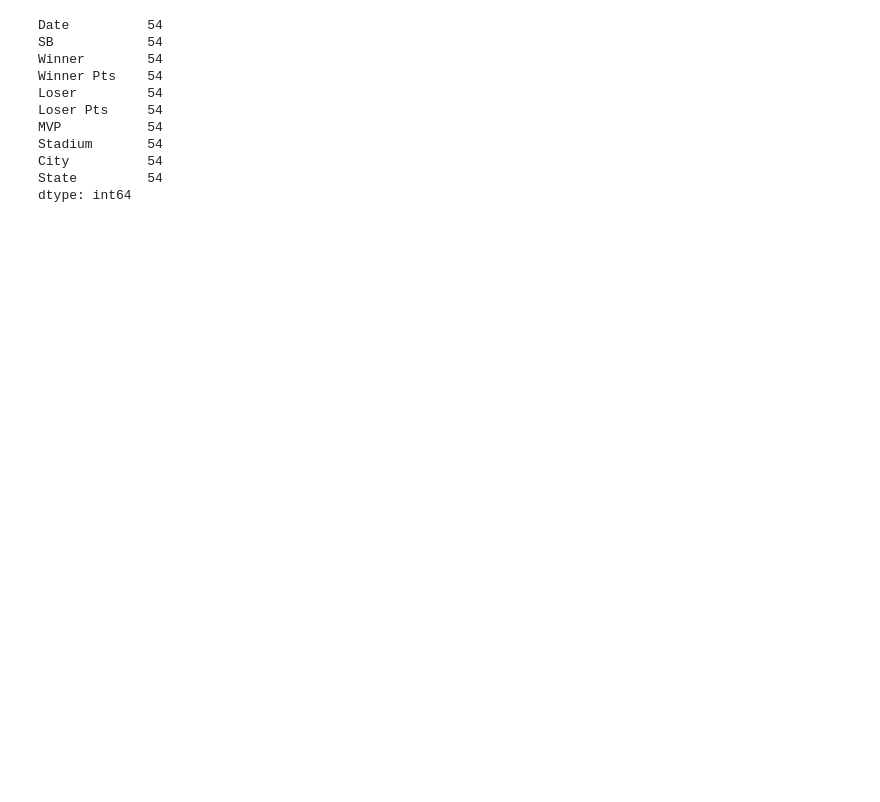
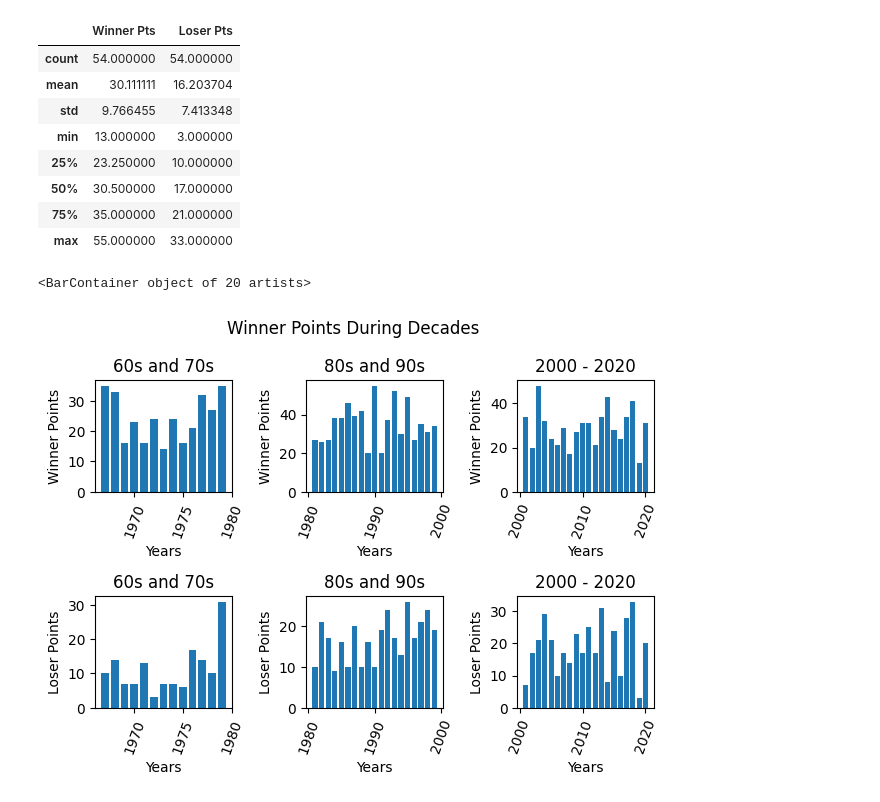
Before and after one commit to WBlackstorm/superbowl-science, a Jupyter notebook: superbowl.ipynb, the cells around one changed output. Drawn from its saved outputs; the diff is of its cells as text; code cells hidden in the pictures; blank space fills up the shorter version.

Commit message:
Create study about points in superbowl matches

```diff
--- a/superbowl.ipynb
+++ b/superbowl.ipynb
@@ -14,16 +17,50 @@ df.
 | 3 | Feb 5 2017 | LI (51) | New England Patriots | 34 | Atlanta Falcons | 28 | Tom Brady | NRG Stadium | Houston | Texas |
 | 4 | Feb 7 2016 | 50 | Denver Broncos | 24 | Carolina Panthers | 10 | Von Miller | Levi's Stadium | Santa Clara | California |
 # %%
-df
+# Notice that mean between points number of winner is almost double of points number of loser
+df.describe()
 # %% [output]
-Date          54
-SB            54
-Winner        54
-Winner Pts    54
-Loser         54
-Loser Pts     54
-MVP           54
-Stadium       54
-City          54
-State         54
-dtype: int64
+|  | Winner Pts | Loser Pts |
+| count | 54.000000 | 54.000000 |
+| mean | 30.111111 | 16.203704 |
+| std | 9.766455 | 7.413348 |
+| min | 13.000000 | 3.000000 |
+| 25% | 23.250000 | 10.000000 |
+| 50% | 30.500000 | 17.000000 |
+| 75% | 35.000000 | 21.000000 |
+| max | 55.000000 | 33.000000 |
+# %%
+# Define year of superbowl as index.
+df['Year'] = df.apply(lambda x: int(x['Date'][-4:]), axis=1)
+df.set_index(df['Year'], inplace=True)
+# %%
+# Slice by decades
+beginners = df.loc[df['Year'] < 1980]
+boomers = df.loc[(df['Year'] > 1980) & (df['Year'] < 2000)]
+millenium = df.loc[df['Year'] > 2000]
+# %%
+def create_axis(ax, title, y_label):
+    ax.tick_params(axis='x', rotation=70)
+    ax.set_xlabel('Years')
+    ax.set_ylabel(y_label)
+    ax.set_title(title)
+# %%
+# Winner Points 60's and 70's
+fig, ((ax1, ax2, ax3), (ax4, ax5, ax6)) = plt.subplots(nrows=2, ncols=3, tight_layout=True)
+create_axis(ax1, '60s and 70s', 'Winner Points')
+create_axis(ax2, '80s and 90s', 'Winner Points')
+create_axis(ax3, '2000 - 2020', 'Winner Points')
+create_axis(ax4, '60s and 70s', 'Loser Points')
+create_axis(ax5, '80s and 90s', 'Loser Points')
+create_axis(ax6, '2000 - 2020', 'Loser Points')
+
+fig.suptitle('Winner Points During Decades')
+ax1.bar(beginners['Year'], beginners['Winner Pts'])
+ax2.bar(boomers['Year'], boomers['Winner Pts'])
+ax3.bar(millenium['Year'], millenium['Winner Pts'])
+ax4.bar(beginners['Year'], beginners['Loser Pts'])
+ax5.bar(boomers['Year'], boomers['Loser Pts'])
+ax6.bar(millenium['Year'], millenium['Loser Pts'])
+# %% [output]
+<BarContainer object of 20 artists>
+[figure, added]
```
Also changed, not shown: parts of 4 cells of this notebook.
